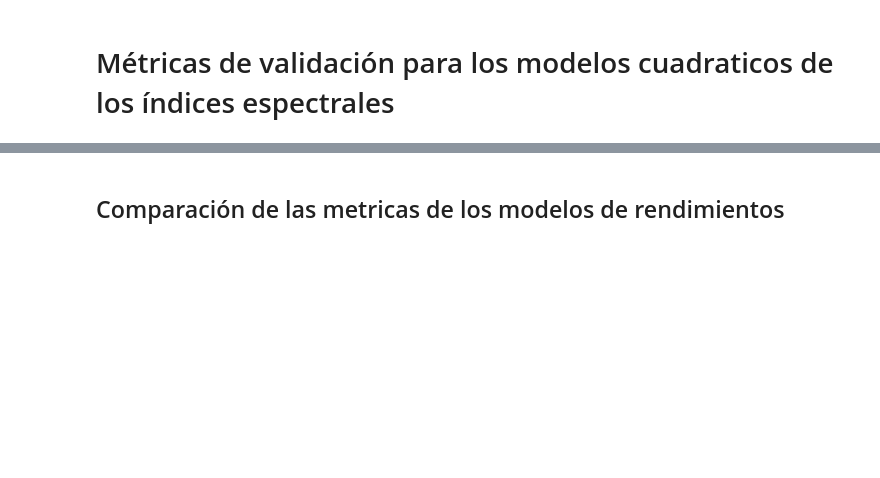
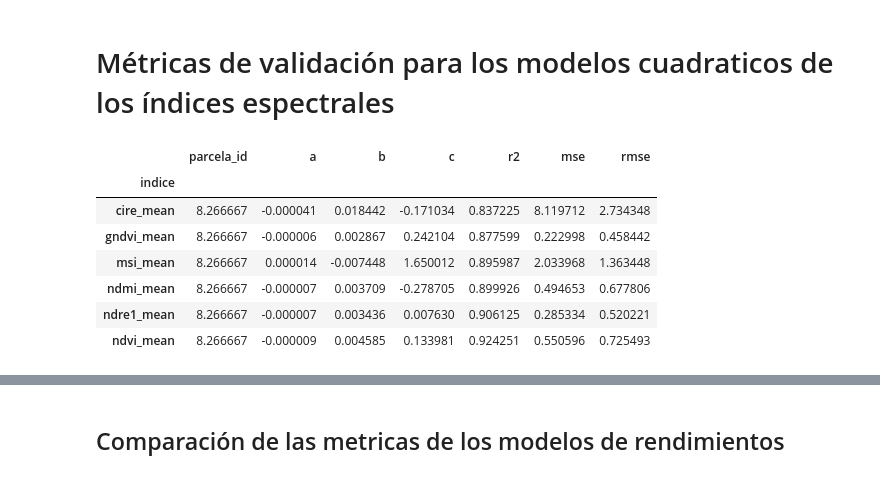
Before and after one commit to VivaldoGP/Tesis, a Jupyter notebook: data_analysis/notebooks/00_models_metrics.ipynb, the cells around one changed output, grey strips where cells are left out. Cells and saved outputs as stored; diff of their text form; code cells hidden in the pictures; blank space fills up the shorter version.

```diff
--- a/data_analysis/notebooks/00_models_metrics.ipynb
+++ b/data_analysis/notebooks/00_models_metrics.ipynb
@@ -50,3 +52,14 @@ zafras = pd.concat([z21_df, z22_df])
 zafras_mean = zafras.groupby('indice').mean()
+# %%
+zafras_mean
+# %% [output]
+|  | parcela_id | a | b | c | r2 | mse | rmse |
+| indice |  |  |  |  |  |  |  |
+| cire_mean | 8.266667 | -0.000041 | 0.018442 | -0.171034 | 0.837225 | 8.119712 | 2.734348 |
+| gndvi_mean | 8.266667 | -0.000006 | 0.002867 | 0.242104 | 0.877599 | 0.222998 | 0.458442 |
+| msi_mean | 8.266667 | 0.000014 | -0.007448 | 1.650012 | 0.895987 | 2.033968 | 1.363448 |
+| ndmi_mean | 8.266667 | -0.000007 | 0.003709 | -0.278705 | 0.899926 | 0.494653 | 0.677806 |
+| ndre1_mean | 8.266667 | -0.000007 | 0.003436 | 0.007630 | 0.906125 | 0.285334 | 0.520221 |
+| ndvi_mean | 8.266667 | -0.000009 | 0.004585 | 0.133981 | 0.924251 | 0.550596 | 0.725493 |
 # %%
 plt.figure(figsize=(10, 10))
```
Also changed, not shown: parts of 4 cells of this notebook, 2 other files.
